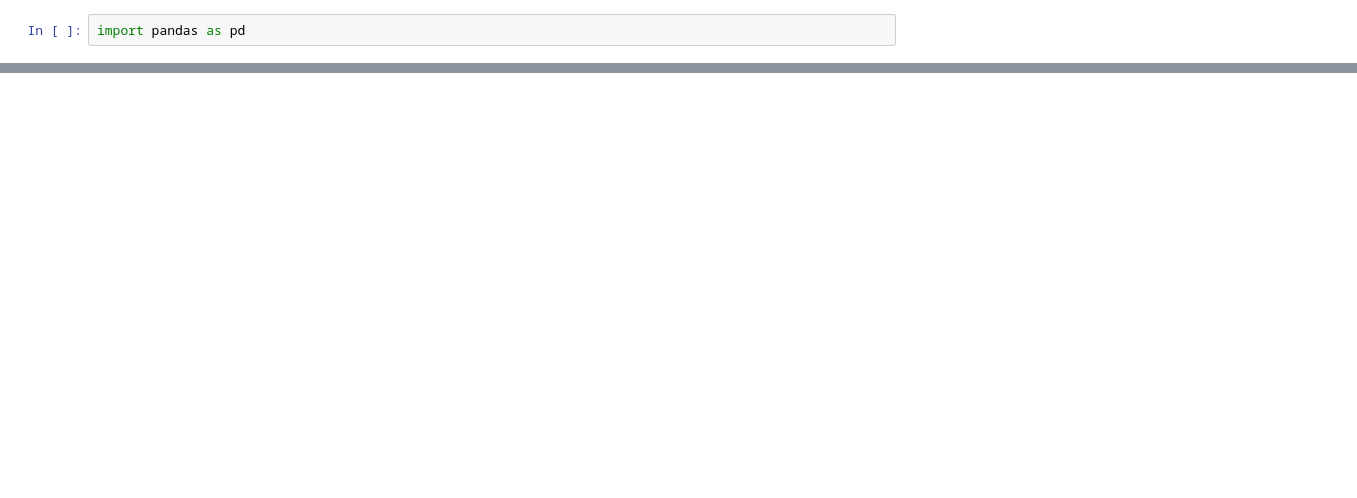
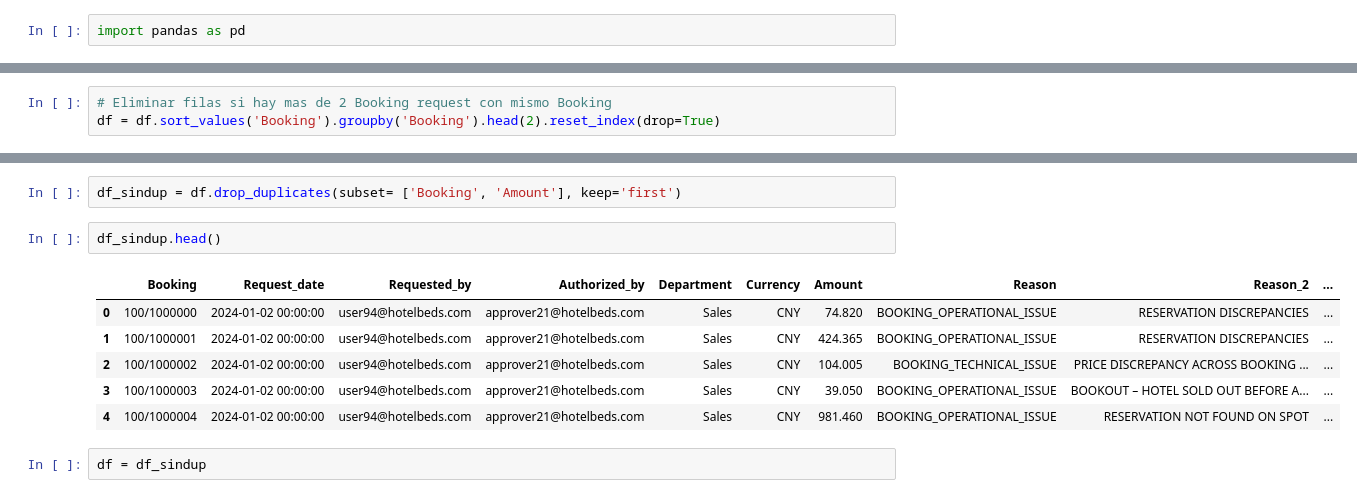
Before and after one commit to EstherDE135/Empresa-hotelera-prueba-t-cnica-, a Jupyter notebook: EDA.ipynb, the cells around one changed output, grey strips where cells are left out. Saved outputs shown, nothing was run; the diff lists cells and outputs as text; blank space fills up the shorter version.

```diff
--- a/EDA.ipynb
+++ b/EDA.ipynb
@@ -188,0 +325,3 @@ Número total de filas duplicadas en el DataFrame:
+# %%
+# Eliminar filas si hay mas de 2 Booking request con mismo Booking
+df = df.sort_values('Booking').groupby('Booking').head(2).reset_index(drop=True)
@@ -188,0 +337,13 @@ Número total de filas duplicadas en el DataFrame:
+# %%
+df_sindup = df.drop_duplicates(subset= ['Booking', 'Amount'], keep='first')
+# %%
+df_sindup.head()
+# %% [output]
+|  | Booking | Request_date | Requested_by | Authorized_by | Department | Currency | Amount | Reason | Reason_2 | ... |
+| 0 | 100/1000000 | 2024-01-02 00:00:00 | user94@hotelbeds.com | approver21@hotelbeds.com | Sales | CNY | 74.820 | BOOKING_OPERATIONAL_ISSUE | RESERVATION DISCREPANCIES | ... |
+| 1 | 100/1000001 | 2024-01-02 00:00:00 | user94@hotelbeds.com | approver21@hotelbeds.com | Sales | CNY | 424.365 | BOOKING_OPERATIONAL_ISSUE | RESERVATION DISCREPANCIES | ... |
+| 2 | 100/1000002 | 2024-01-02 00:00:00 | user94@hotelbeds.com | approver21@hotelbeds.com | Sales | CNY | 104.005 | BOOKING_TECHNICAL_ISSUE | PRICE DISCREPANCY ACROSS BOOKING ... | ... |
+| 3 | 100/1000003 | 2024-01-02 00:00:00 | user94@hotelbeds.com | approver21@hotelbeds.com | Sales | CNY | 39.050 | BOOKING_OPERATIONAL_ISSUE | BOOKOUT – HOTEL SOLD OUT BEFORE A... | ... |
+| 4 | 100/1000004 | 2024-01-02 00:00:00 | user94@hotelbeds.com | approver21@hotelbeds.com | Sales | CNY | 981.460 | BOOKING_OPERATIONAL_ISSUE | RESERVATION NOT FOUND ON SPOT | ... |
+# %%
+df = df_sindup
```
Also changed, not shown: parts of 38 cells of this notebook, 1 other file.
